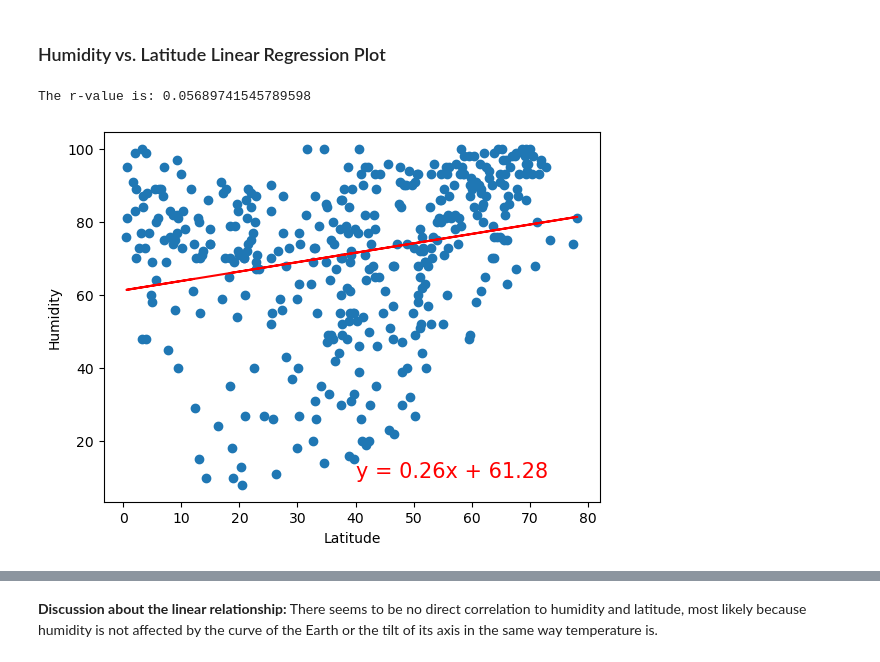
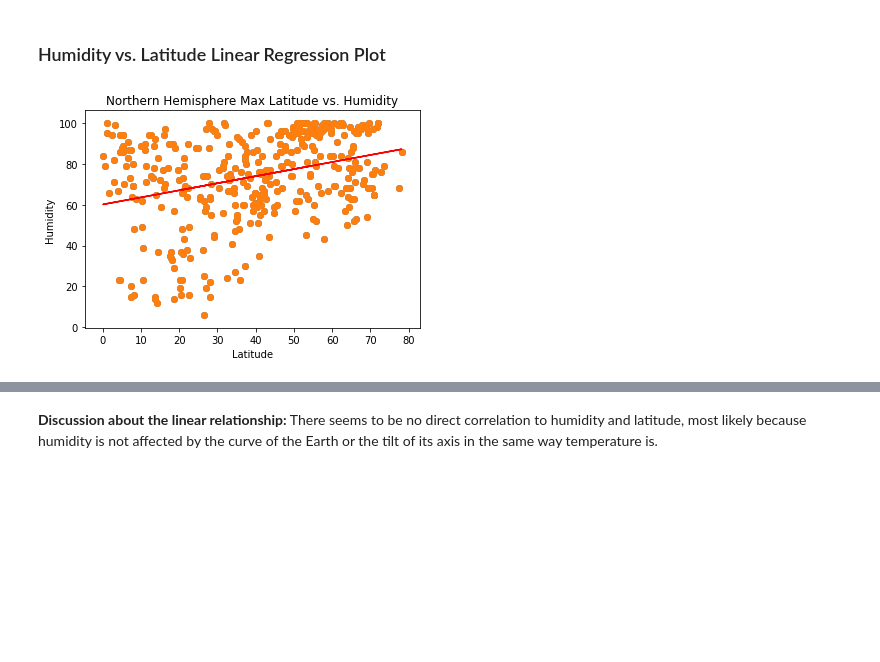
Before and after one commit to gbarn777/api_challenge, a Jupyter notebook: WeatherPy.ipynb, the cells around one changed output, grey strips where cells are left out. Saved outputs shown, nothing was run; the diff lists cells and outputs as text; code cells hidden in the pictures; blank space fills up the shorter version.

```diff
--- a/WeatherPy.ipynb
+++ b/WeatherPy.ipynb
@@ -414,44 +417,43 @@ The r-value is: 0.4121057168607245
 # %%
 # Northern Hemisphere
 # Scatter plot variables
-x = northern_hemi_df("Lat")
-y = northern_hemi_df("Humidity")
+x = northern_hemi_df["Lat"]
+y = northern_hemi_df["Humidity"]
 
 # Calculate the correlation coefficient between mouse weight and average tumor volume
 
 correlation = st.pearsonr(x,y)
 
 # Calculate linear regression
 (slope, intercept, rvalue, pvalue, stderr) = st.linregress(x, y)
 regress_values = x * slope + intercept
 line_eq = "y = " + str(round(slope,2)) + "x + " + str(round(intercept,2))
 
 #Scatter plot
 plt.scatter(x,y)
 plt.xlabel("Latitude")
 plt.ylabel("Humidity")
 plt.title("Northern Hemisphere Max Latitude vs. Humidity")
 
 #Calculate linear regressions
 (slope, intercept, rvalue, pvalue, stderr) = st.linregress(x, y)
 regress_values = x * slope + intercept
 line_eq = "y = " + str(round(slope,2)) + "x + " + str(round(intercept,2))
 
 # Plot linear regression on top of scatter plot
 plt.scatter(x,y)
 plt.plot(x,regress_values,"r-")
 
 # Incorporate the other graph properties
 # YOUR CODE HERE
 
 # Save the figure
-plt.savefig("output_data/Fig1.png")
+plt.savefig("output_data:cities")
 
 # Show plot
 plt.show()
 # %% [output]
-The r-value is: 0.05689741545789598
-[figure, old version]
+[figure, new version]
 # %%
 # Southern Hemisphere
 # Scatter plot variables
```
Also changed, not shown: parts of 24 cells of this notebook, 3 other files.
